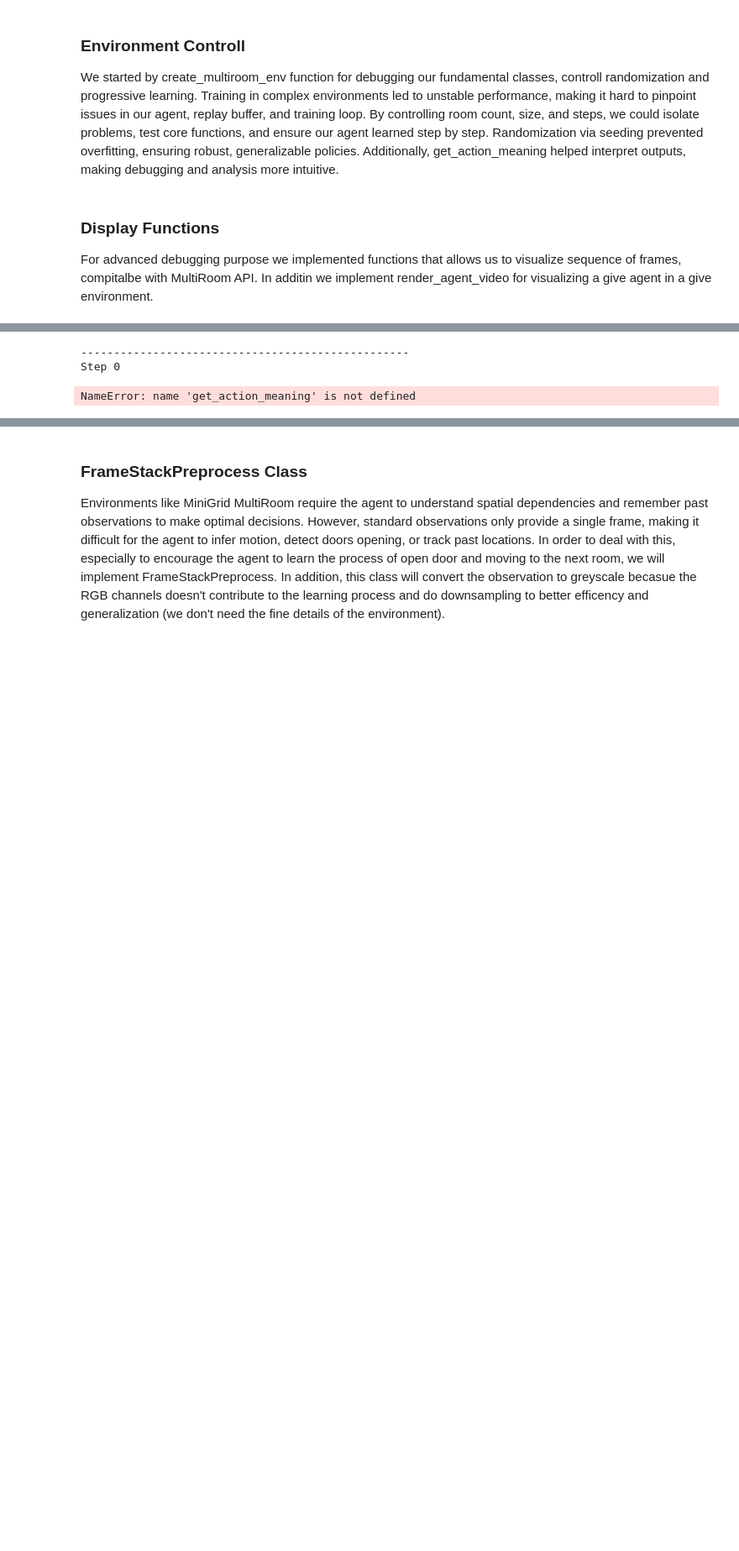
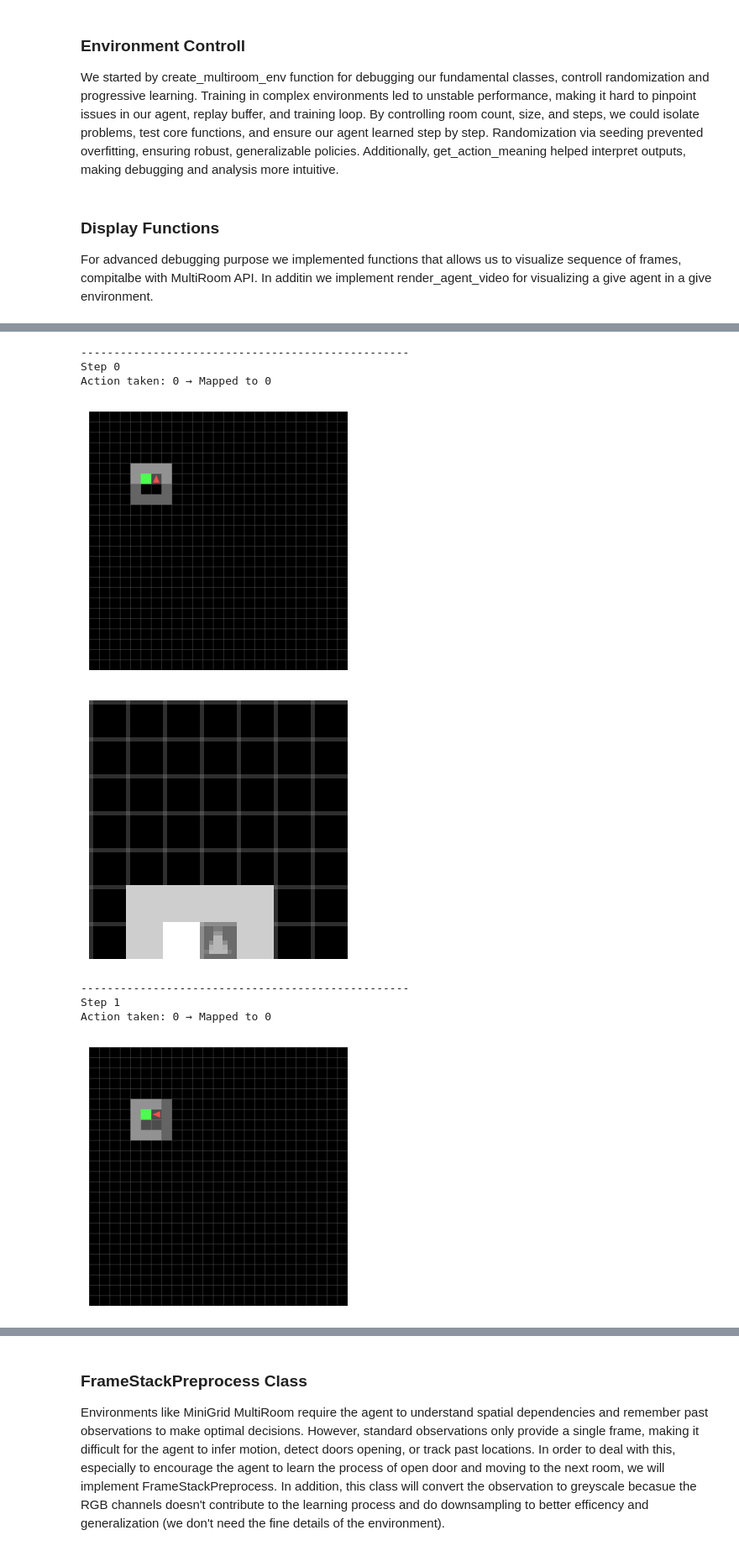
Before and after one commit to yGit741/RL-final, a Jupyter notebook: final_project_training_204266191_318947470.ipynb, the cells around one changed output, grey strips where cells are left out. Shown: that part at 84% size. Drawn from its saved outputs; the diff is of its cells as text; code cells hidden in the pictures; blank space fills up the shorter version.

```diff
--- a/final_project_training_204266191_318947470.ipynb
+++ b/final_project_training_204266191_318947470.ipynb
@@ -513,35 +513,40 @@ def show_N_steps(env, N, policy=None):
     Runs N steps in the environment, rendering each step.
 
     Parameters:
         env: The environment instance.
         N (int): Number of steps to execute.
         policy (function): Function that takes obs and returns an action. Defaults to random.
     """
     if policy is None:
         policy = lambda obs: random.choice(ACTIONS_SPACES)  # Default to random actions
 
     obs, _ = env.reset()  # Ensure the environment starts correctly
 
     for i in range(N):
         print("--------------------------------------------------")
         print(f"Step {i}")
 
         action = policy(obs)  # Get action from policy
-        print(f"Action taken: {action} ({get_action_meaning(action)})")
-        obs, reward, done, truncated, info = env.step(action)
+        mapped_action = ACTIONS_SPACES_MAPPED.get(action, action)
+        print(f"Action taken: {action} → Mapped to {mapped_action}")
+        obs, reward, done, truncated, info = env.step(mapped_action)
 
         show_full_frame_rgb(env, obs)
         show_partial_greyscale(env, obs)
-
-
 
         if done or truncated:  # Reset if the episode ends
             print("Environment reset!")
             obs, _ = env.reset()
 env
 # verification
 show_N_steps(env, 3)
 # %% [output]
 --------------------------------------------------
 Step 0
+Action taken: 0 → Mapped to 0
+[figure, added]
+[figure, added]
-NameError: name 'get_action_meaning' is not defined
+--------------------------------------------------
+Step 1
+Action taken: 0 → Mapped to 0
+[figure, added]
```
Also changed, not shown: parts of 14 cells of this notebook.
